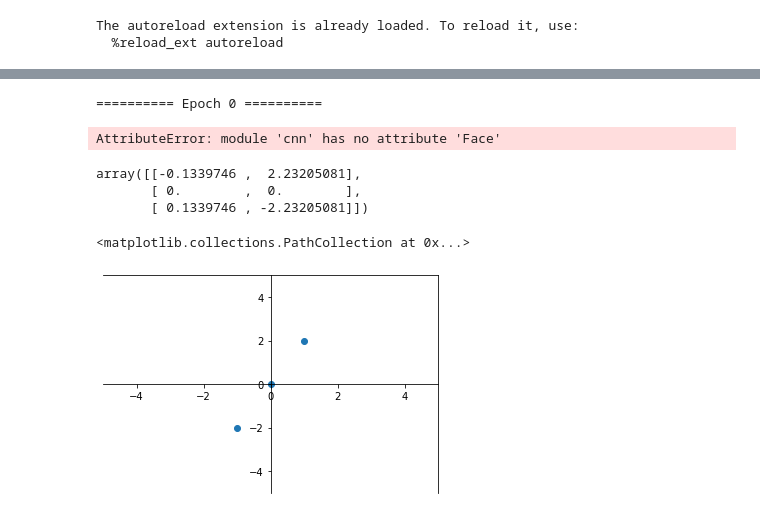
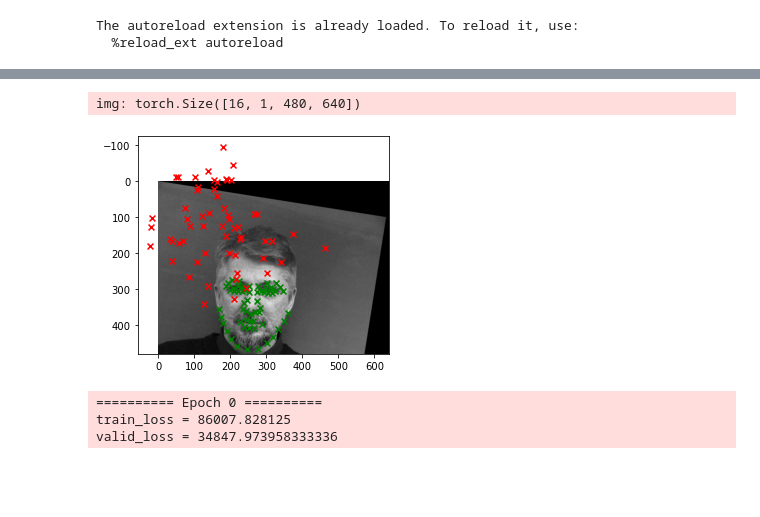
Before and after one commit to aprilsin/cs194-proj4, a Jupyter notebook: part2.ipynb, the cells around one changed output, grey strips where cells are left out. Cells and saved outputs as stored; diff of their text form; code cells hidden in the pictures; blank space fills up the shorter version.

```diff
--- a/part2.ipynb
+++ b/part2.ipynb
@@ -50,19 +52,22 @@ show_keypoints(image, points)
 # %%
 # Training and Testing
 
-epochs = 20
+epochs = 1
 learn_rate = 0.001
 show_every = 3
 loss_per_epoch = []
 for ep in range(epochs):
     print(f"========== Epoch {ep} ==========")
     trained_model, train_loss = train(
-        train_loader, cnn.Face(), learn_rate
+        train_loader, cnn.FaceFinder(), learn_rate
     )
     _, valid_loss = test(test_loader, trained_model, show_every)
 
     print_epoch(ep, train_loss, valid_loss)
     loss_per_epoch.append([train_loss, valid_loss])
 # %% [output]
-========== Epoch 0 ==========
+img: torch.Size([16, 1, 480, 640])
+[figure, added]
-AttributeError: module 'cnn' has no attribute 'Face'
+========== Epoch 0 ==========
+train_loss = 86007.828125
+valid_loss = 34847.973958333336
@@ -71,26 +73,0 @@ test(test_loader, trained_model)
-# %%
-rot_deg = 30
-theta = np.radians(rot_deg)
-c, s = np.cos(theta), np.sin(theta)
-R = np.array(((c, -s), (s, c)))
-
-a = np.array(([1, 2,], [0, 0], [-1, -2]))
-ra = (R @ a.T).T
-ra
-# %% [output]
-array([[-0.1339746 ,  2.23205081],
-       [ 0.        ,  0.        ],
-       [ 0.1339746 , -2.23205081]])
-# %%
-ax = plt.gca()
-ax.set_xlim([-5,5])
-ax.set_ylim([-5,5])
-
-# set the x-spine
-ax.spines['left'].set_position('zero')
-# set the y-spine
-ax.spines['bottom'].set_position('zero')
-plt.scatter(a[:,0], a[:, 1])
-# %% [output]
-<matplotlib.collections.PathCollection at 0x...>
-[figure, removed]
```
Also changed, not shown: parts of 4 cells of this notebook, 3 other files.
